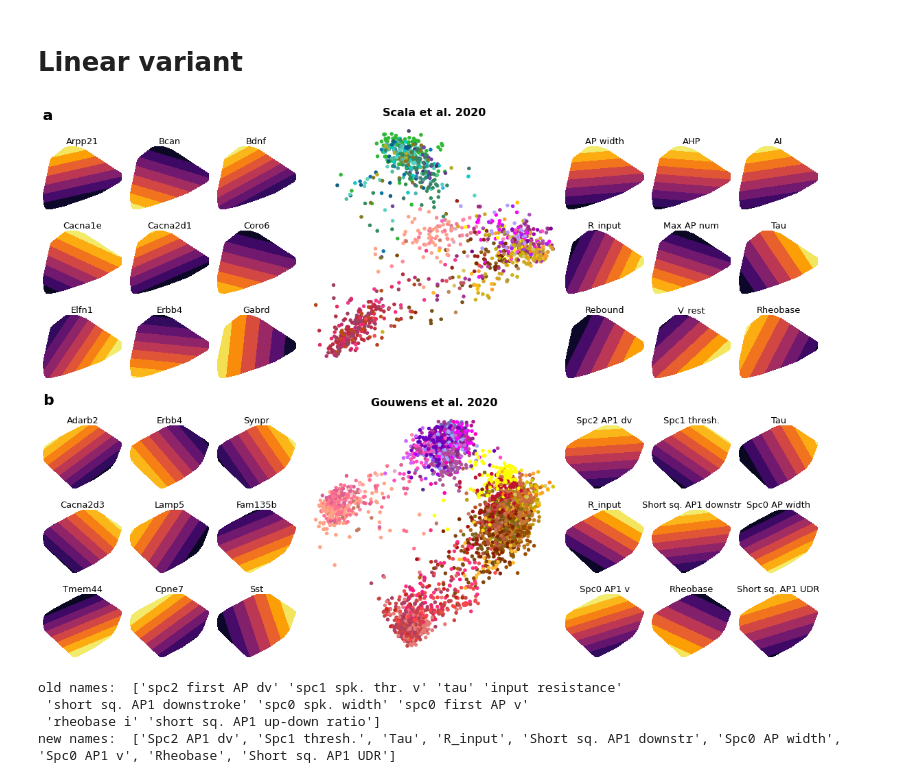
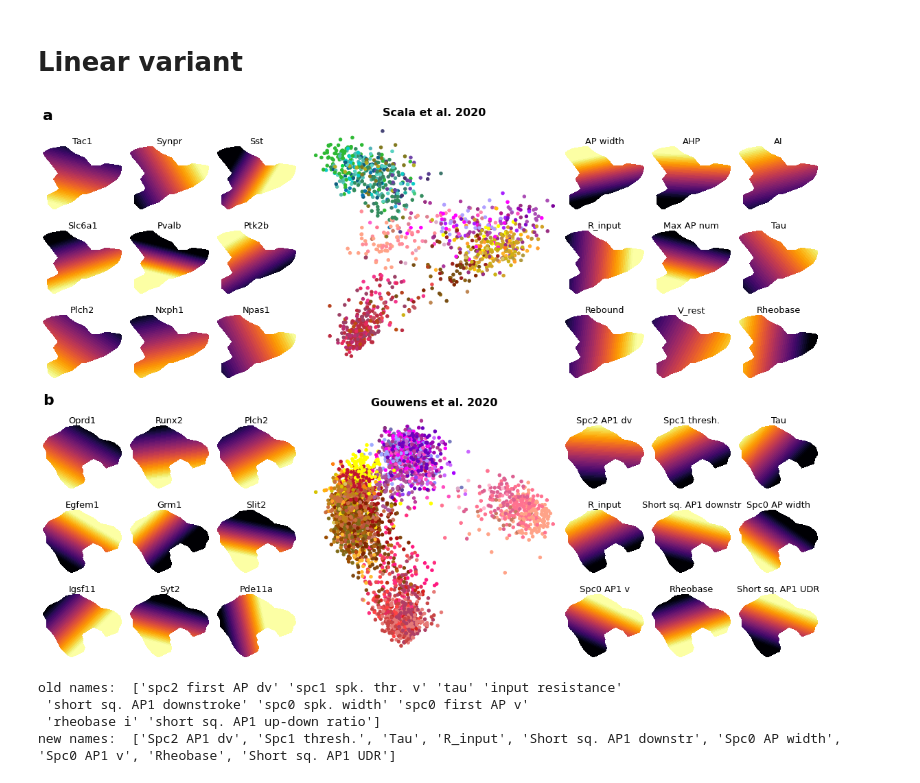
Before and after one commit to berenslab/sBNN, a Jupyter notebook: combined_figure.ipynb, the cells around one changed output. Drawn from its saved outputs; the diff is of its cells as text; code cells hidden in the pictures.

```diff
--- a/combined_figure.ipynb
+++ b/combined_figure.ipynb
@@ -343,8 +384,8 @@ ax_list[1].hlines(r_rank2_r[np.isclose(n_rank2, 25, atol=2)], xmin = 0, xmax = e
 ax_list[1].set_ylim([0.3,0.43])
 ax_list[1].set_xlim([0,200])
 ax_list[1].set_xticks(np.arange(0, 225, 25))
-ax_list[1].annotate('RRR, r=16', (178, r_rank16_r[np.isclose(n_rank16, 25, atol=4)][0]+0.013), fontsize=15)
-ax_list[1].annotate('RRR, r=2', (178, r_rank2_r[np.isclose(n_rank2, 25, atol=2)][0]+0.008), fontsize=15)
+ax_list[1].annotate('sRRR, r=16', (178, r_rank16_r[np.isclose(n_rank16, 25, atol=4)][0]+0.013), fontsize=15)
+ax_list[1].annotate('sRRR, r=2', (178, r_rank2_r[np.isclose(n_rank2, 25, atol=2)][0]+0.008), fontsize=15)
 ax_list[1].set_xlabel('Epoch', fontsize = 17)
 ax_list[1].set_ylabel(r'$R^2$', fontsize = 17)
 ax_list[1].tick_params(axis='both', which='major', labelsize=15)
@@ -380,9 +421,10 @@ ax_list[21].scatter(g_latent[:, 0], g_latent[:, 1],
 ax_list[21].set_xticks([])
 ax_list[21].set_yticks([])
 ax_list[21].set_title('Gouwens et al. 2020', fontsize=16, fontweight='bold')
+g_gene_feature_indices_for_visualization=[-1,-2,-3,-4,-5,-11,-7,-8,-9]
 for i, ax in enumerate(ax_list[22:31]):
     latent_space_genes(g_saved_model_AE, g_latent, gouwens['X'][:, g_ind_genes],
-        -(i+1), gouwens['gene_names'][g_ind_genes], axis=ax)
+        g_gene_feature_indices_for_visualization[i], gouwens['gene_names'][g_ind_genes], axis=ax)
 g_ephys_feature_indices_for_visualization=[ 7, 27, 46, 45, 41, 29,  0, 50, 42]
 for i, ax in enumerate(ax_list[31:40]):
     latent_space_ephys(g_saved_model, gouwens['X'][:, g_ind_genes], gouwens['Y'], \
@@ -561,6 +648,27 @@ def create_axes_linear(fig):
             g_ax_latent, g_ax_genes_1, g_ax_genes_2, g_ax_genes_3, g_ax_genes_4, g_ax_genes_5, g_ax_genes_6, \
             g_ax_genes_7, g_ax_genes_8, g_ax_genes_9, g_ax_ephys_1, g_ax_ephys_2, g_ax_ephys_3, g_ax_ephys_4, \
             g_ax_ephys_5, g_ax_ephys_6, g_ax_ephys_7, g_ax_ephys_8, g_ax_ephys_9]
+# %%
+lambdas_scala = np.arange(.1,2,.1)
+
+with open('KerasSavedModels/scala_2020/sRRR_vs_Bottleneck_rank2_CV_lasso.pickle', 'rb') as f:
+    r2_sRRR_rank2, r2_sRRR_relaxed_rank2, r2_sRRR_rank2_tr, r2_sRRR_relaxed_rank2_tr, \
+                nonzero_rank2, corrs_rank2, corrs_relaxed_rank2 = pickle.load(f)
+
+# suppressing "mean of empty slice" warnings
+with warnings.catch_warnings():
+    warnings.simplefilter("ignore", category=RuntimeWarning)
+    n_rank2_scala = np.nanmean(nonzero_rank2, axis=0)[0, :]
+    r_rank2_r_scala = np.nanmean(r2_sRRR_relaxed_rank2, axis=0)[0, :]
+    n_rank16_scala = np.nanmean(nonzero_rank16, axis=0)[0, :]
+    r_rank16_r_scala = np.nanmean(r2_sRRR_relaxed_rank16, axis=0)[0, :]
+
+seed=42
+np.random.seed(seed)
+n = scala['X'].shape[0]
+vx_rank2, vy_rank2 = sparseRRR.relaxed_elastic_rrr(scala['X'].astype('float64'), scala['Y'].astype('float64'), \
+                            lambdau=lambdas_scala[np.isclose(n_rank2_scala, 25, atol=3)][0], \
+                                           alpha=1, rank=2, sparsity='row-wise')
 # %%
 fig = plt.figure(figsize=(16, 16*(2/3)))
 ax_list=create_axes_linear(fig)
@@ -586,7 +694,7 @@ seed=42
 np.random.seed(seed)
 n = scala['X'].shape[0]
 
-vx_rank2, vy_rank2 = sparseRRR.elastic_rrr(scala['X'].astype('float64'), scala['Y'].astype('float64'), \
+vx_rank2, vy_rank2 = sparseRRR.relaxed_elastic_rrr(scala['X'].astype('float64'), scala['Y'].astype('float64'), \
                             lambdau=lambdas_scala[np.isclose(n_rank2_scala, 25, atol=3)][0], \
                                            alpha=1, rank=2, sparsity='row-wise')
 
@@ -597,7 +705,7 @@ ax_list[0].set_yticks([])
 ax_list[0].set_title('Scala et al. 2020', fontsize=16, fontweight='bold')
 for i, ax in enumerate(ax_list[1:10]):
     latent_space_genes_sRRR(scala['X'], vx_rank2,
-        i, scala['gene_names'], axis=ax)
+        -(i+1), scala['gene_names'], axis=ax)
 s_ephys_feature_indices_for_visualization=[4,5,6,8,9,10,11,12,13]
 for i, ax in enumerate(ax_list[10:19]):
     latent_space_ephys_sRRR(scala['X'], vx_rank2, vy_rank2, \
@@ -623,41 +731,41 @@ with warnings.catch_warnings():
 seed=42
 np.random.seed(seed)
 n = gouwens['X'].shape[0]
-vx_rank2, vy_rank2 = sparseRRR.elastic_rrr(gouwens['X'].astype('float64'), gouwens['Y'].astype('float64'), \
+vx_rank2, vy_rank2 = sparseRRR.relaxed_elastic_rrr(gouwens['X'].astype('float64'), gouwens['Y'].astype('float64'), \
                             lambdau=lambdas_gouwens[np.isclose(n_rank2_gouwens, 25, atol=2)][0], \
                                            alpha=1, rank=2, sparsity='row-wise')
 
 ax_list[19].scatter((gouwens['X']@vx_rank2)[:, 1], (gouwens['X']@vx_rank2)[:, 0],
             c = [gouwens['colors'][ctype] for ctype in gouwens['map']], s=20)
 ax_list[19].set_xticks([])
 ax_list[19].set_yticks([])
 ax_list[19].set_title('Gouwens et al. 2020', fontsize=16, fontweight='bold')
 for i, ax in enumerate(ax_list[20:29]):
     latent_space_genes_sRRR(gouwens['X'], vx_rank2,
-        i, gouwens['gene_names'], axis=ax)
+        -(i+1), gouwens['gene_names'], axis=ax)
 g_ephys_feature_indices_for_visualization=[ 7, 27, 46, 45, 41, 29,  0, 50, 42]
 for i, ax in enumerate(ax_list[29:38]):
     latent_space_ephys_sRRR(gouwens['X'], vx_rank2, vy_rank2, \
         g_ephys_feature_indices_for_visualization[i], gouwens['ephys_features'], axis=ax)
 sns.despine(left=True, bottom=True)
 
 # I check the consistency of shorter and original names in the next code block
 gouwens_shorter_ephys_names_to_show=['Spc2 AP1 dv', 'Spc1 thresh.', 'Tau', 'R_input', \
                                                           'Short sq. AP1 downstr', 'Spc0 AP width', \
                                                           'Spc0 AP1 v', 'Rheobase', 'Short sq. AP1 UDR']
 for i, ax in enumerate(ax_list[29:38]):
     ax.set_title(gouwens_shorter_ephys_names_to_show[i], fontsize=13, y=0.97)
 
 
 fig.text(.0, 1.02, 'a', fontsize=22, fontweight='bold')
 fig.text(.0, .48, 'b', fontsize=22, fontweight='bold')
 
 plt.savefig('figures/combined_figure_linear.png', bbox_inches = 'tight',
      pad_inches = 0)
 plt.savefig('figures/combined_figure_linear.pdf', bbox_inches = 'tight',
     pad_inches = 0)
 # %% [output]
-[figure, old version]
+[figure, new version]
 # %%
 # Checking consistency of ephys long and shorter names for Gouwens
 print('old names: ', gouwens['ephys_features'][g_ephys_feature_indices_for_visualization])
```
Also changed, not shown: parts of 9 cells of this notebook, 6 other files.
